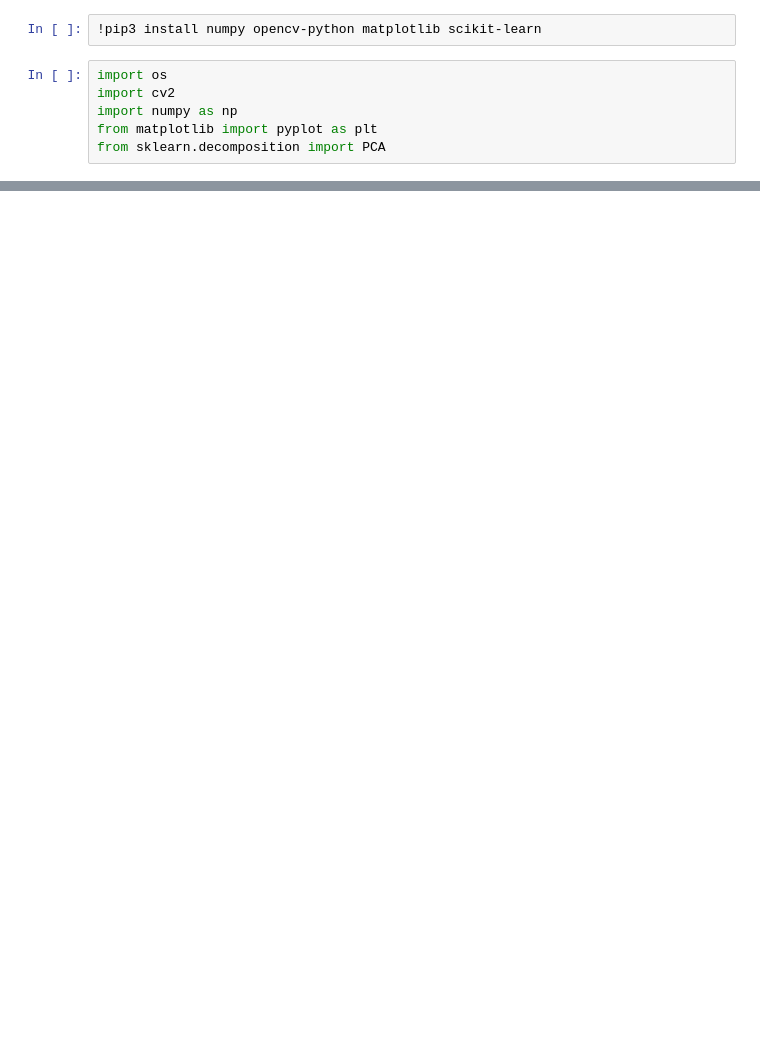
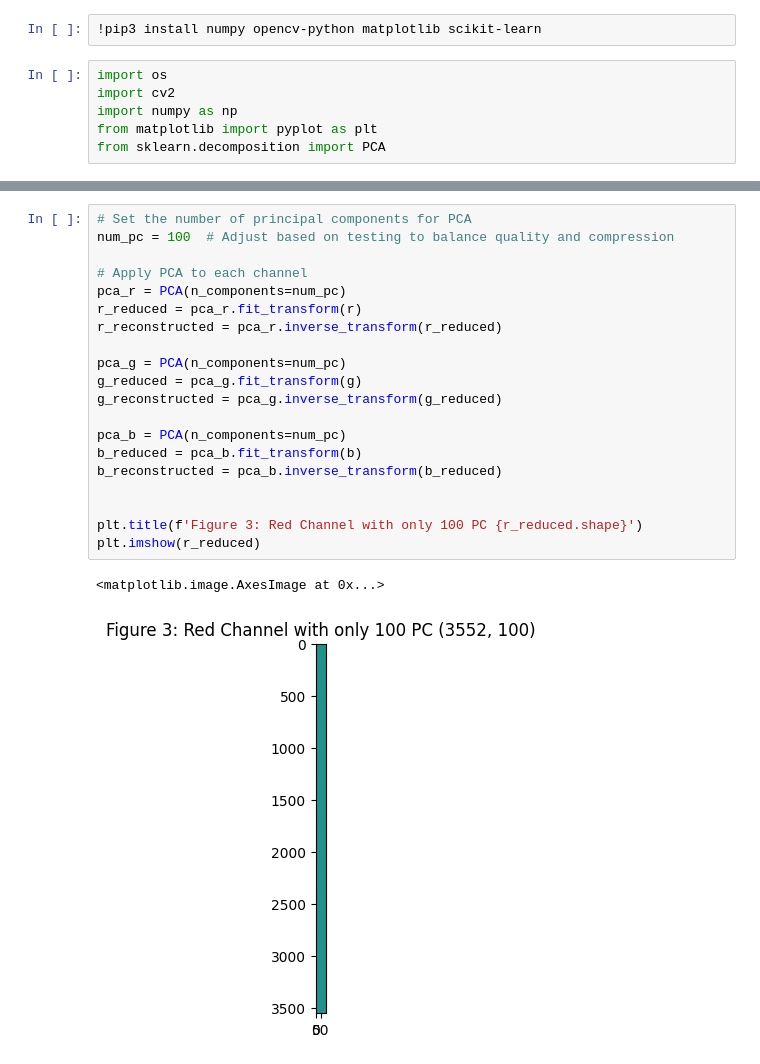
Before and after one commit to LChikry/PCA-image-classification-compression, a Jupyter notebook: implementation/colored_image_compr.ipynb, the cells around one changed output, grey strips where cells are left out. Drawn from its saved outputs; the diff is of its cells as text; blank space fills up the shorter version.

```diff
--- a/implementation/colored_image_compr.ipynb
+++ b/implementation/colored_image_compr.ipynb
@@ -15,0 +31,23 @@ org_img.shape
+# %%
+# Set the number of principal components for PCA
+num_pc = 100  # Adjust based on testing to balance quality and compression
+
+# Apply PCA to each channel
+pca_r = PCA(n_components=num_pc)
+r_reduced = pca_r.fit_transform(r)
+r_reconstructed = pca_r.inverse_transform(r_reduced)
+
+pca_g = PCA(n_components=num_pc)
+g_reduced = pca_g.fit_transform(g)
+g_reconstructed = pca_g.inverse_transform(g_reduced)
+
+pca_b = PCA(n_components=num_pc)
+b_reduced = pca_b.fit_transform(b)
+b_reconstructed = pca_b.inverse_transform(b_reduced)
+
+
+plt.title(f'Figure 3: Red Channel with only 100 PC {r_reduced.shape}')
+plt.imshow(r_reduced)
+# %% [output]
+<matplotlib.image.AxesImage at 0x...>
+[figure, added]
```
Also changed, not shown: parts of 5 cells of this notebook, 3 other files.
